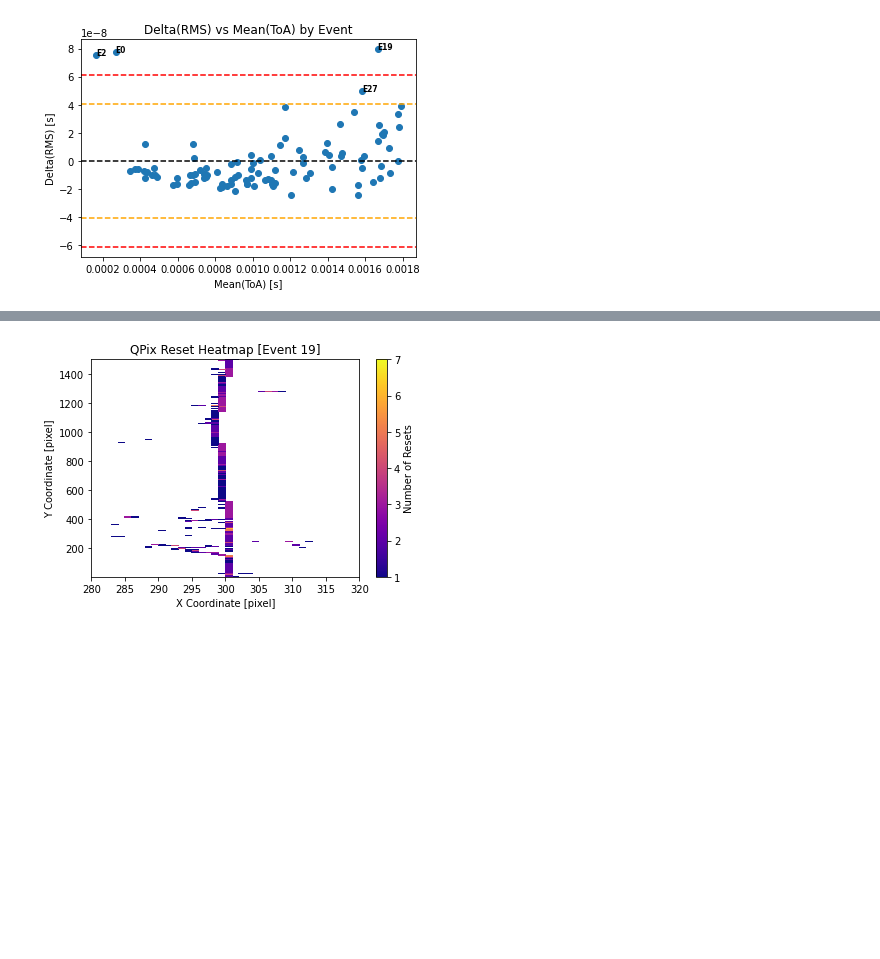
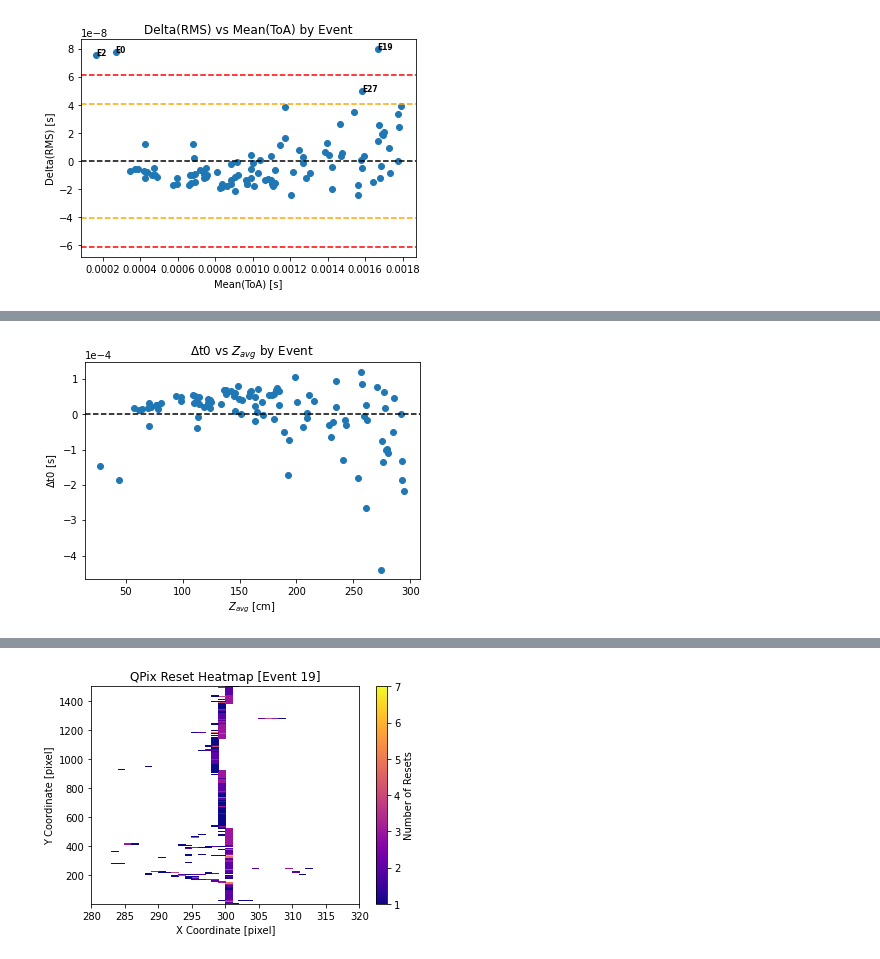
Before and after one commit to Eikenbcr/DUNE, a Jupyter notebook: Warmup/PyMacros/Warmup_Pandas.ipynb, the cells around one changed output, grey strips where cells are left out. Drawn from its saved outputs; the diff is of its cells as text; code cells hidden in the pictures; blank space fills up the shorter version.

```diff
--- a/Warmup/PyMacros/Warmup_Pandas.ipynb
+++ b/Warmup/PyMacros/Warmup_Pandas.ipynb
@@ -354,0 +382,11 @@ plt.savefig('Mean_ToA_vs_Delta_RMS_perEvent.png', dpi=1200)
+# %%
+fig = plt.figure()
+plt.plot(1.648e+5*minEvent_df.ToA, minEvent_df.T0_est, 'o', label='Data')
+plt.axhline(y=0, color='black', linestyle='--')
+plt.ylabel("$\Delta$t0 [s]")
+plt.xlabel("$Z_{avg}$ [cm]")
+plt.ticklabel_format(style='sci', axis='y', scilimits=(0,0))
+plt.title("$\Delta$t0 vs $Z_{avg}$ by Event")
+plt.savefig('Z_Avg_vs_DeltaT_perEvent.png', dpi=1200)
+# %% [output]
+[figure, added]
```
Also changed, not shown: parts of 9 cells of this notebook, 4 other files.
